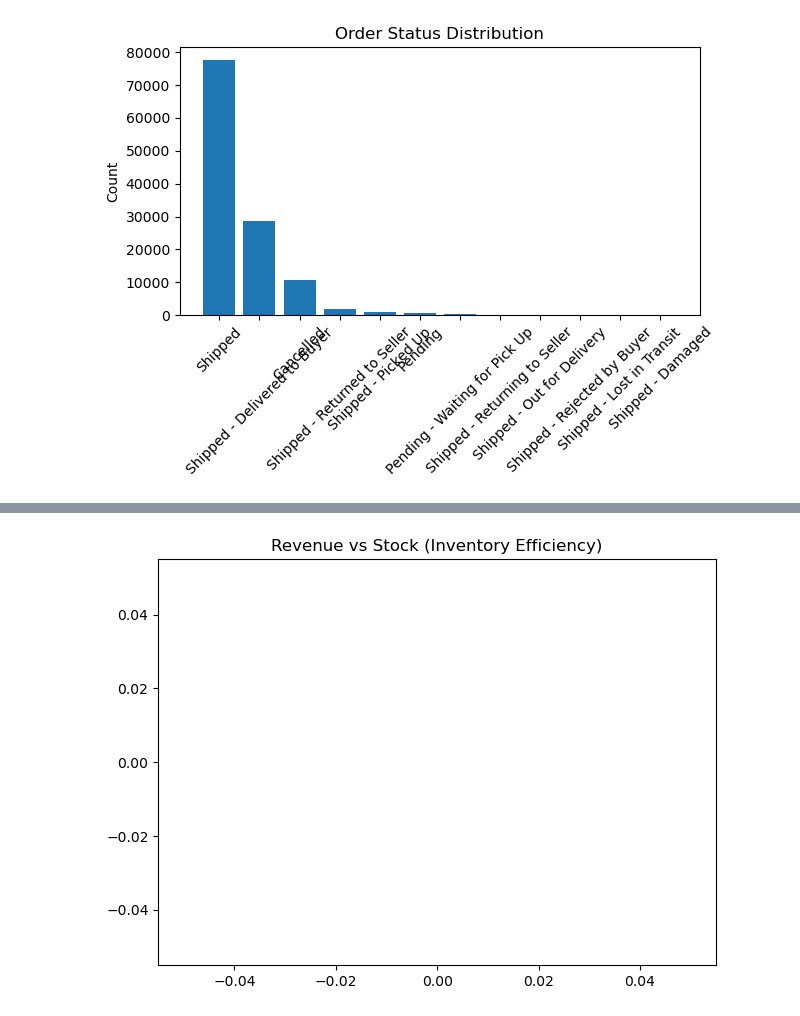
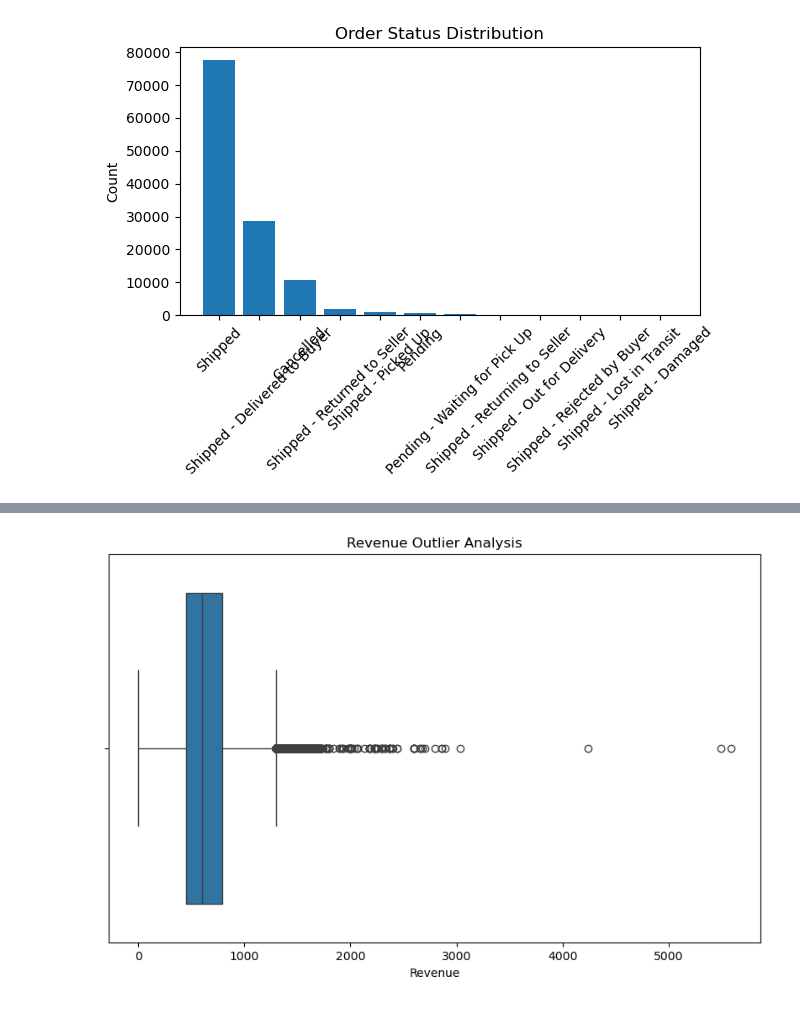
Before and after one commit to Yobil-Job/Ecommerece_Bussines_Intelligence, a Jupyter notebook: Ecommerce_Bussines_Intelligence.ipynb, the cells around one changed output, grey strips where cells are left out. Cells and saved outputs as stored; diff of their text form; code cells hidden in the pictures.

```diff
--- a/Ecommerce_Bussines_Intelligence.ipynb
+++ b/Ecommerce_Bussines_Intelligence.ipynb
@@ -794,16 +791,0 @@ sku_perf = (
-# %%
-import seaborn as sns
-import matplotlib.pyplot as plt
-
-plt.figure()
-sns.scatterplot(
-    data=sku_perf,
-    x='Stock',
-    y='Revenue'
-)
-
-plt.title("Revenue vs Stock (Inventory Efficiency)")
-plt.tight_layout()
-plt.show()
-# %% [output]
-[figure, removed]
@@ -817,0 +792,9 @@ sku_perf.loc[
+# %%
+plt.figure(figsize=(10,6))
+
+sns.boxplot(x=Amazon_Sale_Report['Revenue'])
+
+plt.title("Revenue Outlier Analysis")
+plt.show()
+# %% [output]
+[figure, added]
```
Also changed, not shown: parts of 7 cells of this notebook.
